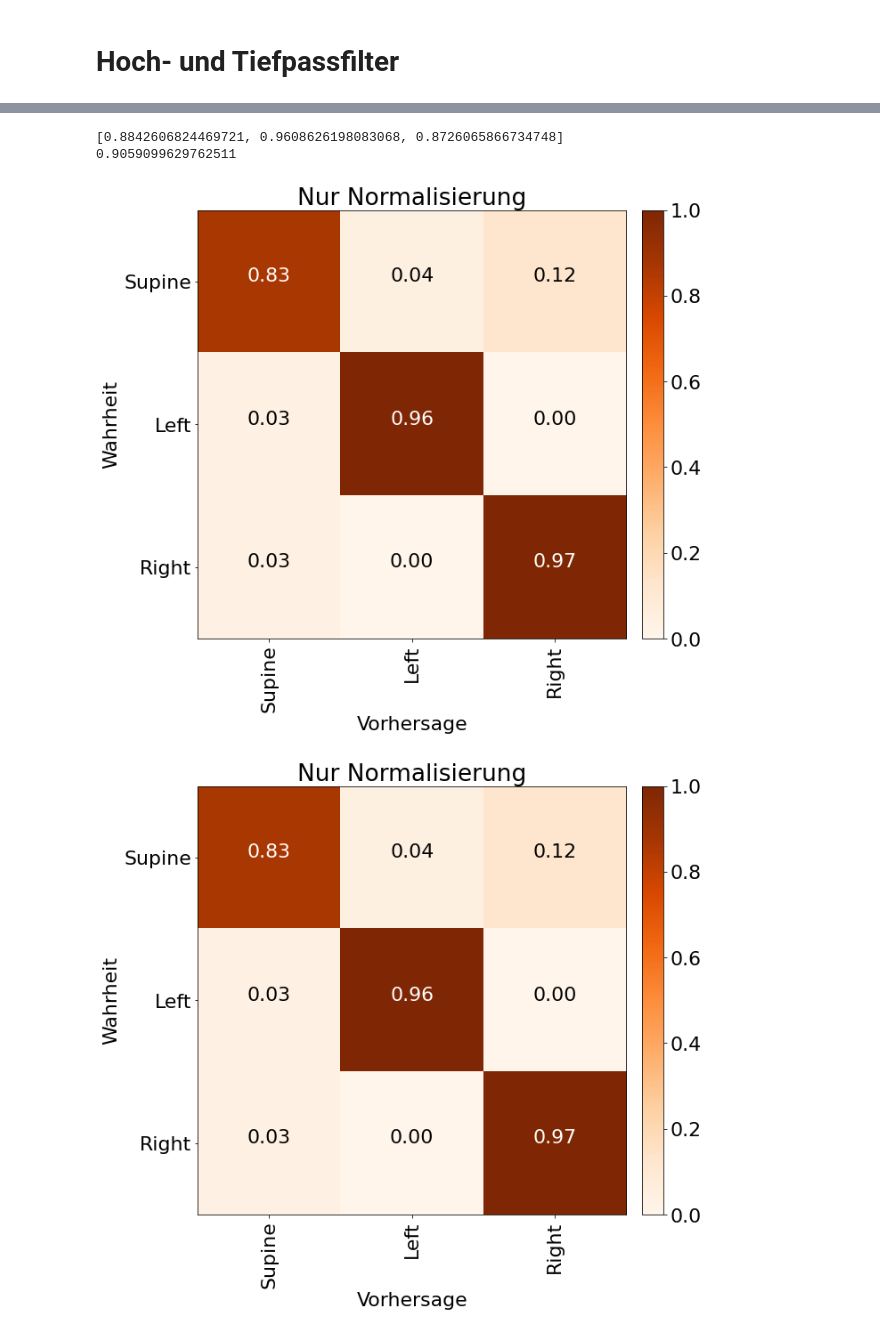
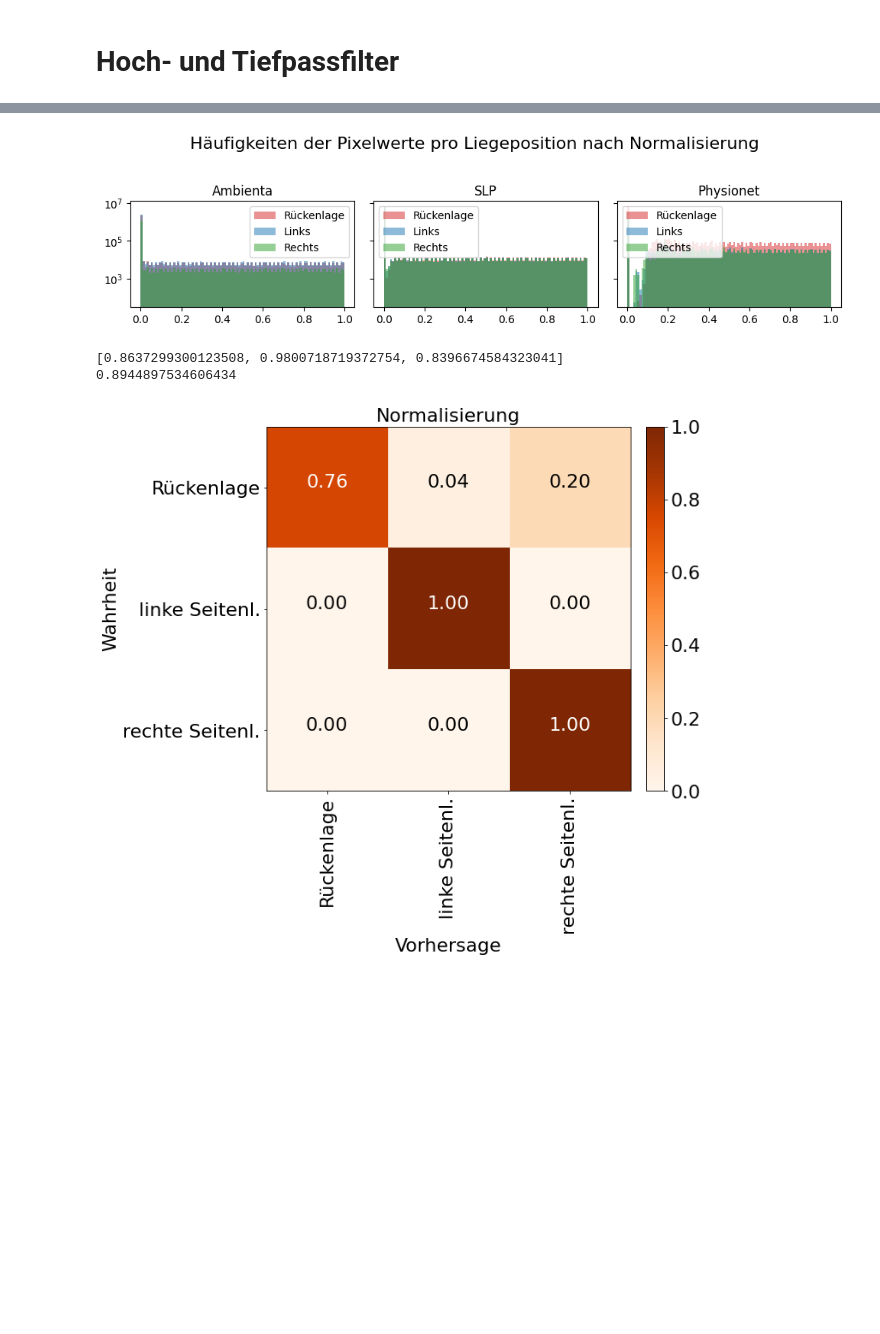
Before and after one commit to jb3rndt/wisemat-posture-classification, a Jupyter notebook: plots.ipynb, the cells around one changed output, grey strips where cells are left out. Drawn from its saved outputs; the diff is of its cells as text; code cells hidden in the pictures; blank space fills up the shorter version.

```diff
--- a/plots.ipynb
+++ b/plots.ipynb
@@ -253,14 +447,50 @@ image_row(*images, titles=["Original", "Tiefpassfilter", "Hochpassfilter", "Open
+# %%
+# Plot
+fig, axes = plt.subplots(1, 3, figsize=(10,2.5), dpi=100, sharex=False, sharey=True)
+colors = ['tab:red', 'tab:blue', 'tab:green']
+titles = ["Ambienta", "SLP", "Physionet"]
+n = torchvision.transforms.Compose(
+    [
+        Resize((32, 64)),
+        Standardize(),
+        NormalizeMinMax(),
+        EqualizeHist(),
+    ]
+)
+
+kwargs = dict(alpha=0.5, bins=100)
+# plt.rcParams.update({'figure.figsize':(40,15)})
+
+ds = [ambienta, slp, physionet]
+
+for i, ax in enumerate(axes.flatten()):
+    d = ds[i]
+    dx = np.array([n(i) for i in d.x])
+    supine = dx[d.y == 0]
+    left = dx[d.y == 1]
+    right = dx[d.y == 2]
+    ax.hist(supine.reshape((-1)), alpha=0.5, bins=100, label="Rückenlage", color=colors[0])
+    ax.hist(left.reshape((-1)), alpha=0.5, bins=100, label="Links", color=colors[1])
+    ax.hist(right.reshape((-1)), alpha=0.5, bins=100, label="Rechts", color=colors[2])
+    ax.set_title(titles[i])
+    ax.legend()
+
+plt.suptitle('Häufigkeiten der Pixelwerte pro Liegeposition nach Normalisierung', y=1.05, size=16)
+plt.yscale("log")
+# ax.set_xlim(50, 70); ax.set_ylim(0, 1);
+plt.tight_layout();
+# %% [output]
+[figure, added]
 # %%
-path = Path("runs").joinpath("2022-06-05_10-21-11_Random Rotate").joinpath("confmat.npy")
+path = Path("runs").joinpath("2022-05-30_08-42-10_Baseline").joinpath("confmat.npy")
 conf_mat = np.load(str(path))
 print(f1_scores_from_conf_mat(conf_mat))
 print(sum(f1_scores_from_conf_mat(conf_mat))/3)
-plot_confusion_matrix(conf_mat, title="Nur Normalisierung", normalize=True)
+plot_confusion_matrix(conf_mat, title="Normalisierung", normalize=True);
 # %% [output]
-[0.8842606824469721, 0.9608626198083068, 0.8726065866734748]
-0.9059099629762511
+[0.8637299300123508, 0.9800718719372754, 0.8396674584323041]
+0.8944897534606434
-[figure, old version]
+[figure, new version]
-[figure, removed]
 # %%
 dirs = os.listdir(Path("runs"))
 matrices = []
```
Also changed, not shown: parts of 18 cells of this notebook, 2 other files.
